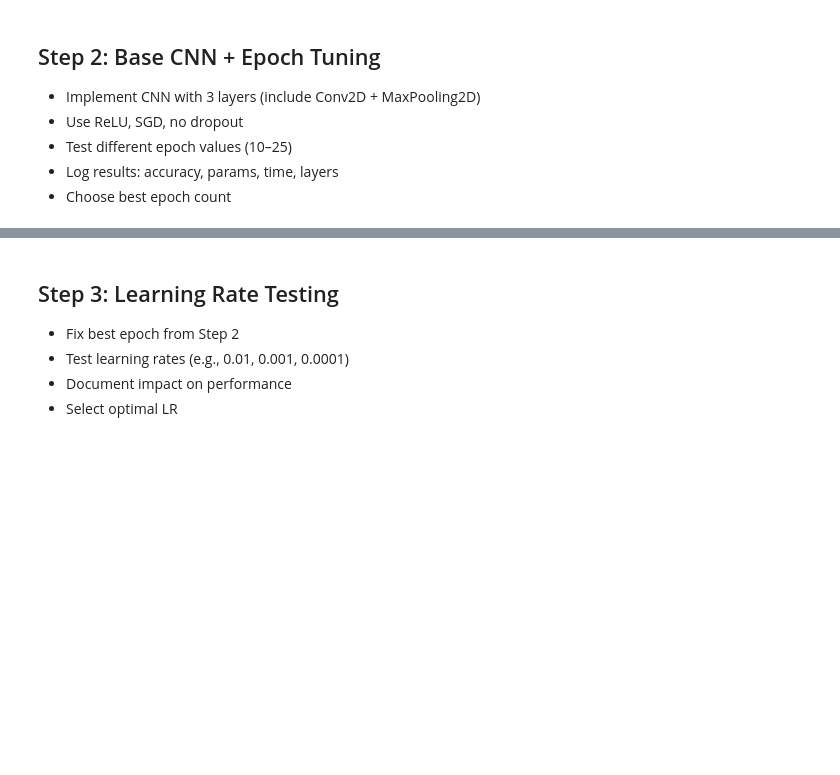
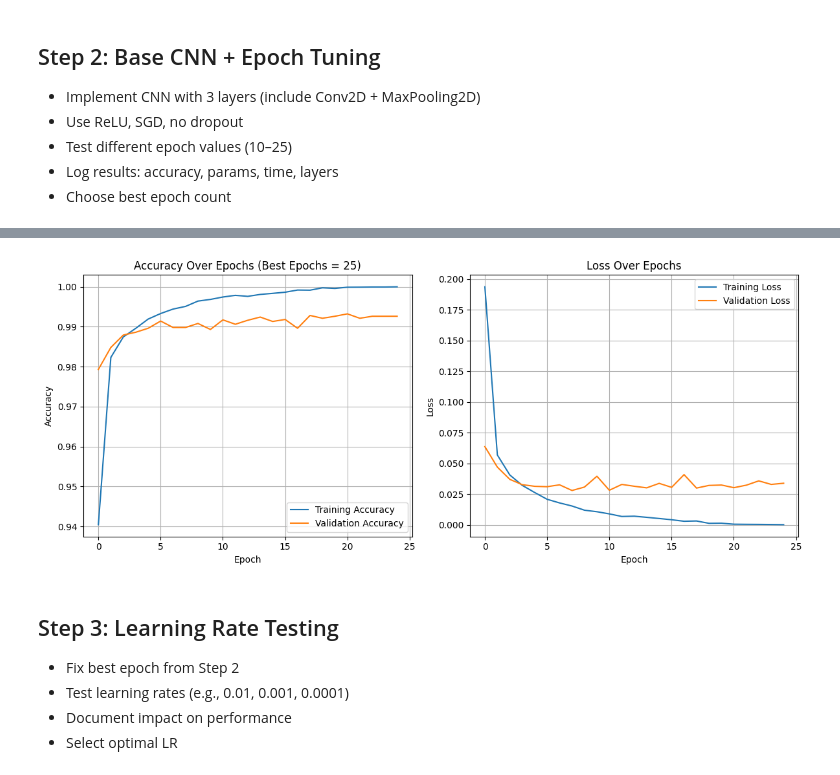
Before and after one commit to marwantosolve/Deep-Learning-Hyperparameter-Exploration-MNIST, a Jupyter notebook: Deep-Learning-Hyperparameter-Exploration-MNIST-Project.ipynb, the cells around one changed output, grey strips where cells are left out. Cells and saved outputs as stored; diff of their text form; code cells hidden in the pictures; blank space fills up the shorter version.

```diff
--- a/Deep-Learning-Hyperparameter-Exploration-MNIST-Project.ipynb
+++ b/Deep-Learning-Hyperparameter-Exploration-MNIST-Project.ipynb
@@ -131,18 +227,22 @@ x_train_cnn = x_train_ann.reshape(x_train_ann.shape[0], 28, 28, 1)
 x_test_cnn = x_test_ann.reshape(x_test_ann.shape[0], 28, 28, 1)
 
 print("\n--- Step 2: A) Base CNN ---")
+
+# 3 Conv + 2 MaxPooling
 def create_base_cnn_model():
     model = Sequential([
         Conv2D(32, (3, 3), activation='relu', input_shape=(28, 28, 1)),
         MaxPooling2D((2, 2)),
+
         Conv2D(64, (3, 3), activation='relu'),
         MaxPooling2D((2, 2)),
+
         Conv2D(64, (3, 3), activation='relu'),
         Flatten(),
         Dense(10, activation='softmax')
     ])
     # Using SGD as specified
-    optimizer = SGD(learning_rate=0.01)  # A common default LR for SGD
+    optimizer = SGD(learning_rate=0.01, momentum=0.9)  # A common default LR for SGD
     model.compile(optimizer=optimizer,
                  loss='categorical_crossentropy',
                  metrics=['accuracy'])
@@ -204,3 +352,29 @@ print(f"\nBest epoch count for Base CNN: {best_epoch_cnn} with accuracy: {best_a
+# %%
+# Accuracy plot
+plt.figure(figsize=(12, 5))
+plt.subplot(1, 2, 1)
+plt.plot(best_history_cnn.history['accuracy'], label='Training Accuracy')
+plt.plot(best_history_cnn.history['val_accuracy'], label='Validation Accuracy')
+plt.title(f"Accuracy Over Epochs (Best Epochs = {best_epoch_cnn})")
+plt.xlabel('Epoch')
+plt.ylabel('Accuracy')
+plt.legend()
+plt.grid(True)
+
+# Loss plot
+plt.subplot(1, 2, 2)
+plt.plot(best_history_cnn.history['loss'], label='Training Loss')
+plt.plot(best_history_cnn.history['val_loss'], label='Validation Loss')
+plt.title("Loss Over Epochs")
+plt.xlabel('Epoch')
+plt.ylabel('Loss')
+plt.legend()
+plt.grid(True)
+
+plt.tight_layout()
+plt.show()
+# %% [output]
+[figure, added]
 # %% [markdown]
 ## Step 3: Learning Rate Testing
 - Fix best epoch from Step 2
```
Also changed, not shown: parts of 32 cells of this notebook.
